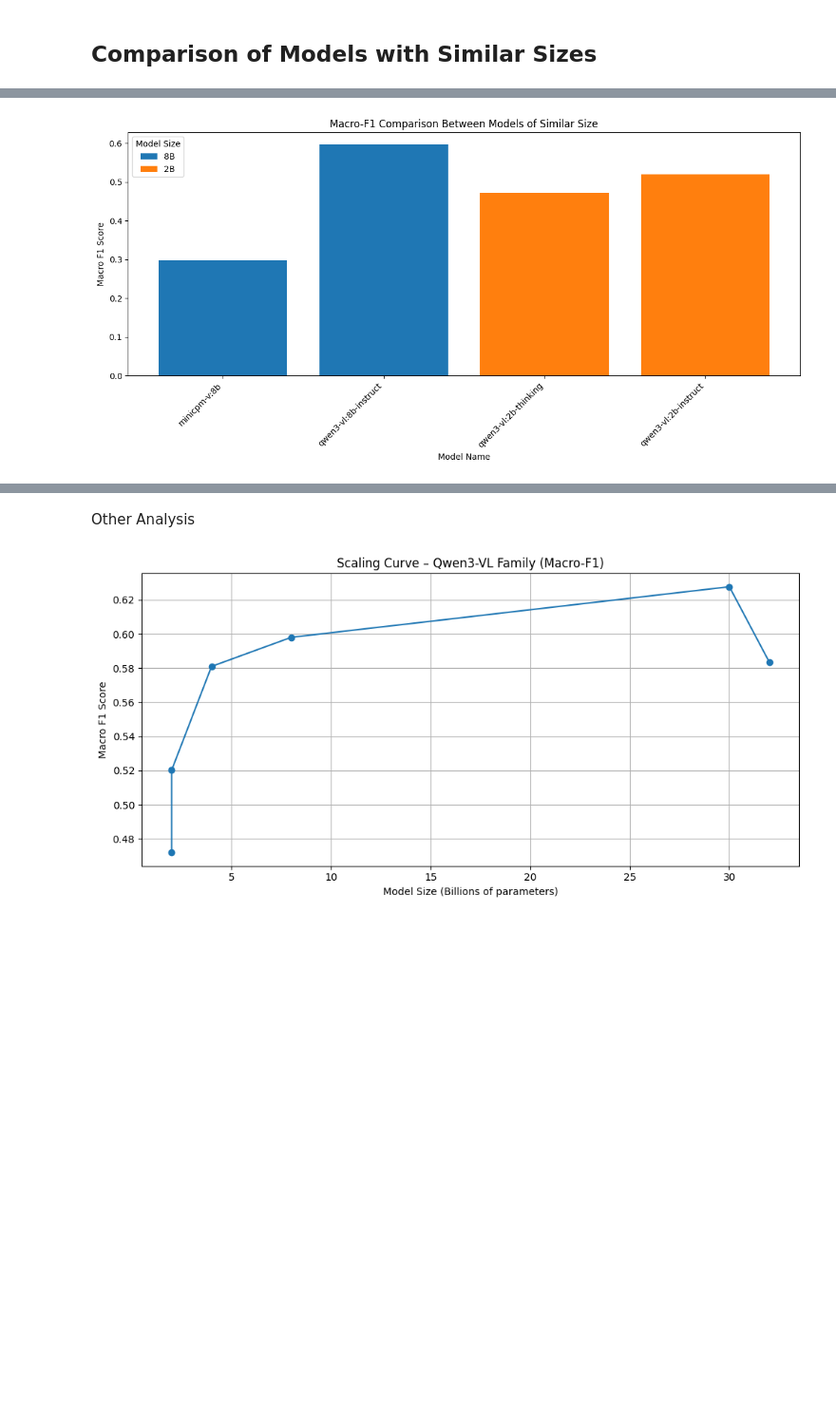
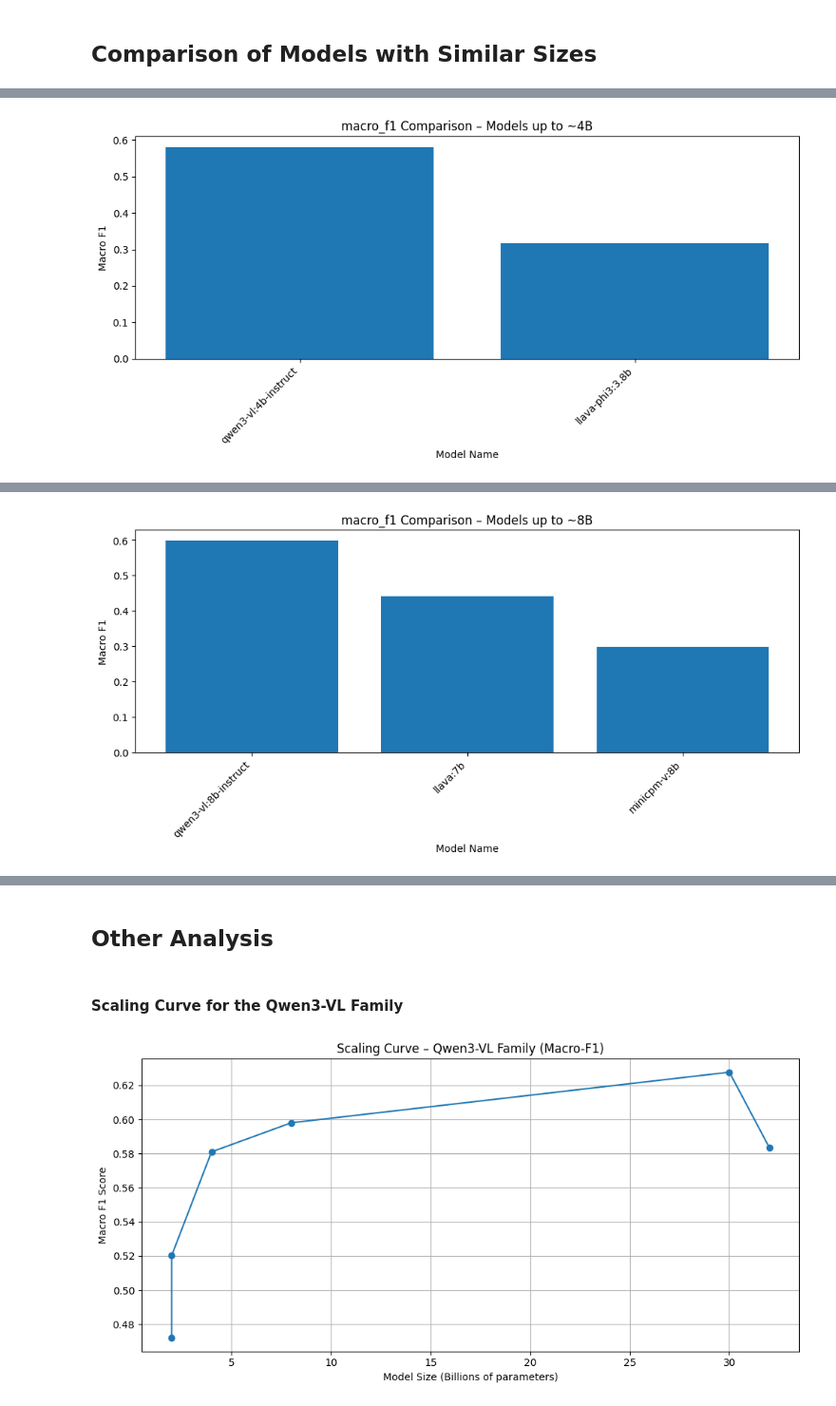
Before and after one commit to harsha230/emotion_recognition, a Jupyter notebook: results/analysis.ipynb, the cells around one changed output, grey strips where cells are left out. Shown: that part at 95% size. Cells and saved outputs as stored; diff of their text form; code cells hidden in the pictures; blank space fills up the shorter version.

```diff
--- a/results/analysis.ipynb
+++ b/results/analysis.ipynb
@@ -164,62 +180,44 @@ minicpm-v  0.303084  0.297540
 # %%
 import pandas as pd
 import matplotlib.pyplot as plt
-import re
 
 # ---------------------------------------------------------
-# 1. Extract approximate model size from the model name
+# Define model groups
 # ---------------------------------------------------------
-def extract_model_size(model_name: str) -> str:
-    model_name = model_name.lower()
+less_4b = ['qwen3-vl:4b-instruct', 'llava-phi3:3.8b']
+less_8b = ['qwen3-vl:8b-instruct', 'llava:7b', 'minicpm-v:8b']
 
-    # Look for patterns like "2b", "3.8b", "7b", "13b", "30b", "32b"
-    match = re.search(r"(\d+\.?\d*)b", model_name)
-    if match:
-        return match.group(1) + "B"   # e.g., "4b" -> "4B"
-    return "Unknown"
-
-df["model_size"] = df["model_name"].apply(extract_model_size)
+groups = {
+    "Models up to ~4B": less_4b,
+    "Models up to ~8B": less_8b
+}
 
 # ---------------------------------------------------------
-# 2. Filter sizes that appear in more than one model
-#    (i.e., sizes that allow comparison)
+# Function to plot comparison for a given group
 # ---------------------------------------------------------
-size_counts = df["model_size"].value_counts()
-comparable_sizes = size_counts[size_counts > 1].index.tolist()
+def plot_group_comparison(group_name, model_list, metric="macro_f1"):
+    subset = df[df["model_name"].isin(model_list)][["model_name", metric]]
 
-df_comparable = df[df["model_size"].isin(comparable_sizes)].copy()
+    # Sort by performance (descending)
+    subset = subset.sort_values(metric, ascending=False)
 
-print("Comparable Model Sizes:")
-print(size_counts[size_counts > 1])
+    plt.figure(figsize=(10, 5))
+    plt.bar(subset["model_name"], subset[metric])
+    plt.title(f"{metric} Comparison – {group_name}")
+    plt.xlabel("Model Name")
+    plt.ylabel(metric.replace("_", " ").title())
+    plt.xticks(rotation=45, ha="right")
+    plt.tight_layout()
+    plt.show()
+
+    print(f"\n{group_name} – Performance Table:")
+    print(subset)
+
 
 # ---------------------------------------------------------
-# 3. Select metrics for comparison
+# Generate both plots
 # ---------------------------------------------------------
-metrics = ["macro_f1", "accuracy", "macro_precision", "macro_recall"]
-
-# Create summary table
-comparison_table = (
-    df_comparable[["model_size", "model_name"] + metrics]
-    .sort_values(by=["model_size", "macro_f1"], ascending=[True, False])
-)
-
-print("\nComparison Between Models of Similar Size:")
-print(comparison_table)
-
-# ---------------------------------------------------------
-# 4. Plot grouped bar chart for macro-F1 by size
-# ---------------------------------------------------------
-plt.figure(figsize=(12, 6))
-
-for size in comparable_sizes:
-    subset = df_comparable[df_comparable["model_size"] == size]
-    plt.bar(subset["model_name"], subset["macro_f1"], label=size)
-
-plt.title("Macro-F1 Comparison Between Models of Similar Size")
-plt.xlabel("Model Name")
-plt.ylabel("Macro F1 Score")
-plt.xticks(rotation=45, ha="right")
-plt.legend(title="Model Size")
-plt.tight_layout()
-plt.show()
+plot_group_comparison("Models up to ~4B", less_4b, metric="macro_f1")
+plot_group_comparison("Models up to ~8B", less_8b, metric="macro_f1")
 # %% [output]
+[figure, new version]
@@ -244 +228 @@ Comparison Between Models of Similar Size:
-[figure, old version]
+[figure, added]
@@ -245,5 +234,7 @@ Comparison Between Models of Similar Size:
 # %% [markdown]
-Other Analysis
+## Other Analysis
+# %% [markdown]
+#### Scaling Curve for the Qwen3-VL Family
 # %%
 # ---------------------------------------------------------
 # Scaling Curve for the Qwen3-VL Family
```
Also changed, not shown: parts of 2 cells of this notebook.
